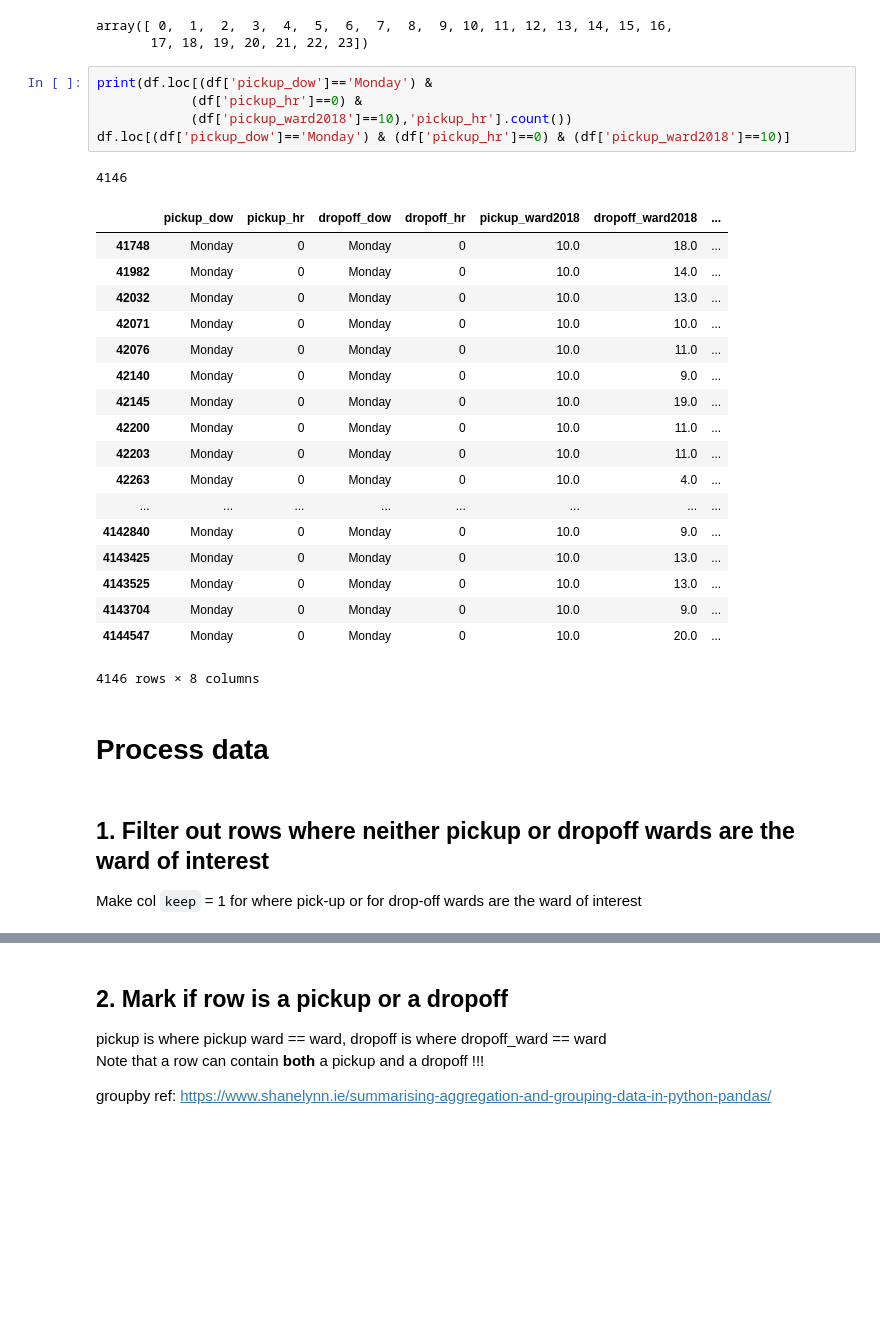
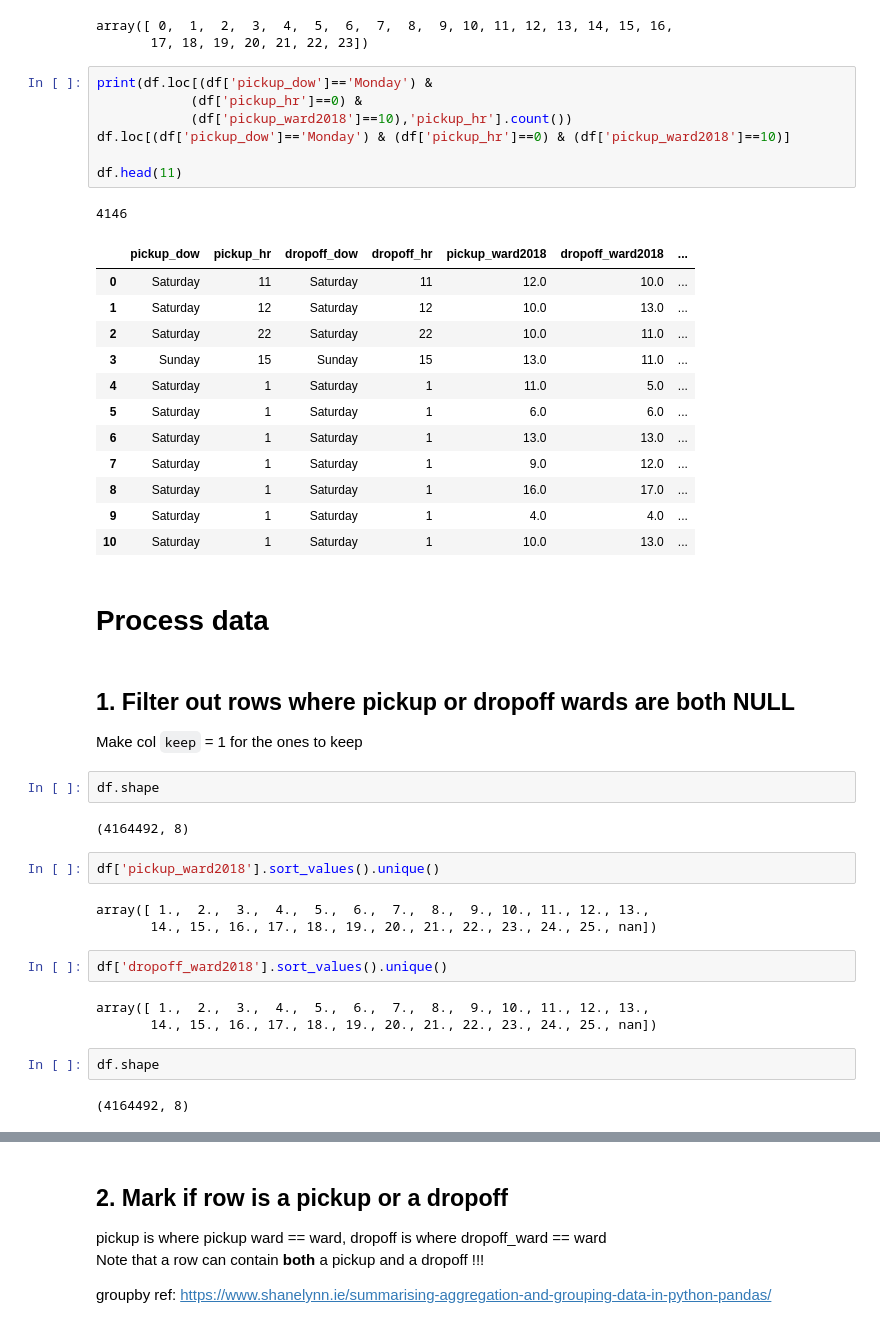
Before and after one commit to CityofToronto/bdit_cot-vfh, a Jupyter notebook: notebooks/Fig4_time-of-day-lineChart.ipynb, the cells around one changed output, grey strips where cells are left out. Cells and saved outputs as stored; diff of their text form; blank space fills up the shorter version.

```diff
--- a/notebooks/ptc_counts_lineChart.ipynb
+++ b/notebooks/Fig4_time-of-day-lineChart.ipynb
@@ -88,30 +88,44 @@ array([ 0,  1,  2,  3,  4,  5,  6,  7,  8,  9, 10, 11, 12, 13, 14, 15, 16,
 # %%
 print(df.loc[(df['pickup_dow']=='Monday') &
             (df['pickup_hr']==0) &
             (df['pickup_ward2018']==10),'pickup_hr'].count())
 df.loc[(df['pickup_dow']=='Monday') & (df['pickup_hr']==0) & (df['pickup_ward2018']==10)]
+
+df.head(11)
 # %% [output]
 4146
 |  | pickup_dow | pickup_hr | dropoff_dow | dropoff_hr | pickup_ward2018 | dropoff_ward2018 | ... |
-| 41748 | Monday | 0 | Monday | 0 | 10.0 | 18.0 | ... |
-| 41982 | Monday | 0 | Monday | 0 | 10.0 | 14.0 | ... |
-| 42032 | Monday | 0 | Monday | 0 | 10.0 | 13.0 | ... |
-| 42071 | Monday | 0 | Monday | 0 | 10.0 | 10.0 | ... |
-| 42076 | Monday | 0 | Monday | 0 | 10.0 | 11.0 | ... |
-| 42140 | Monday | 0 | Monday | 0 | 10.0 | 9.0 | ... |
-| 42145 | Monday | 0 | Monday | 0 | 10.0 | 19.0 | ... |
-| 42200 | Monday | 0 | Monday | 0 | 10.0 | 11.0 | ... |
-| 42203 | Monday | 0 | Monday | 0 | 10.0 | 11.0 | ... |
-| 42263 | Monday | 0 | Monday | 0 | 10.0 | 4.0 | ... |
-| ... | ... | ... | ... | ... | ... | ... | ... |
-| 4142840 | Monday | 0 | Monday | 0 | 10.0 | 9.0 | ... |
-| 4143425 | Monday | 0 | Monday | 0 | 10.0 | 13.0 | ... |
-| 4143525 | Monday | 0 | Monday | 0 | 10.0 | 13.0 | ... |
-| 4143704 | Monday | 0 | Monday | 0 | 10.0 | 9.0 | ... |
-| 4144547 | Monday | 0 | Monday | 0 | 10.0 | 20.0 | ... |
+| 0 | Saturday | 11 | Saturday | 11 | 12.0 | 10.0 | ... |
+| 1 | Saturday | 12 | Saturday | 12 | 10.0 | 13.0 | ... |
+| 2 | Saturday | 22 | Saturday | 22 | 10.0 | 11.0 | ... |
+| 3 | Sunday | 15 | Sunday | 15 | 13.0 | 11.0 | ... |
+| 4 | Saturday | 1 | Saturday | 1 | 11.0 | 5.0 | ... |
+| 5 | Saturday | 1 | Saturday | 1 | 6.0 | 6.0 | ... |
+| 6 | Saturday | 1 | Saturday | 1 | 13.0 | 13.0 | ... |
+| 7 | Saturday | 1 | Saturday | 1 | 9.0 | 12.0 | ... |
+| 8 | Saturday | 1 | Saturday | 1 | 16.0 | 17.0 | ... |
+| 9 | Saturday | 1 | Saturday | 1 | 4.0 | 4.0 | ... |
+| 10 | Saturday | 1 | Saturday | 1 | 10.0 | 13.0 | ... |
-4146 rows × 8 columns
 # %% [markdown]
 # Process data
 # %% [markdown]
-## 1. Filter out rows where neither pickup or dropoff wards are the ward of interest
-Make col `keep` = 1 for where pick-up or for drop-off wards are the ward of interest
+## 1. Filter out rows where pickup or dropoff wards are both NULL
+Make col `keep` = 1 for the ones to keep
+# %%
+df.shape
+# %% [output]
+(4164492, 8)
+# %%
+df['pickup_ward2018'].sort_values().unique()
+# %% [output]
+array([ 1.,  2.,  3.,  4.,  5.,  6.,  7.,  8.,  9., 10., 11., 12., 13.,
+       14., 15., 16., 17., 18., 19., 20., 21., 22., 23., 24., 25., nan])
+# %%
+df['dropoff_ward2018'].sort_values().unique()
+# %% [output]
+array([ 1.,  2.,  3.,  4.,  5.,  6.,  7.,  8.,  9., 10., 11., 12., 13.,
+       14., 15., 16., 17., 18., 19., 20., 21., 22., 23., 24., 25., nan])
+# %%
+df.shape
+# %% [output]
+(4164492, 8)
```
Also changed, not shown: parts of 11 cells of this notebook.
